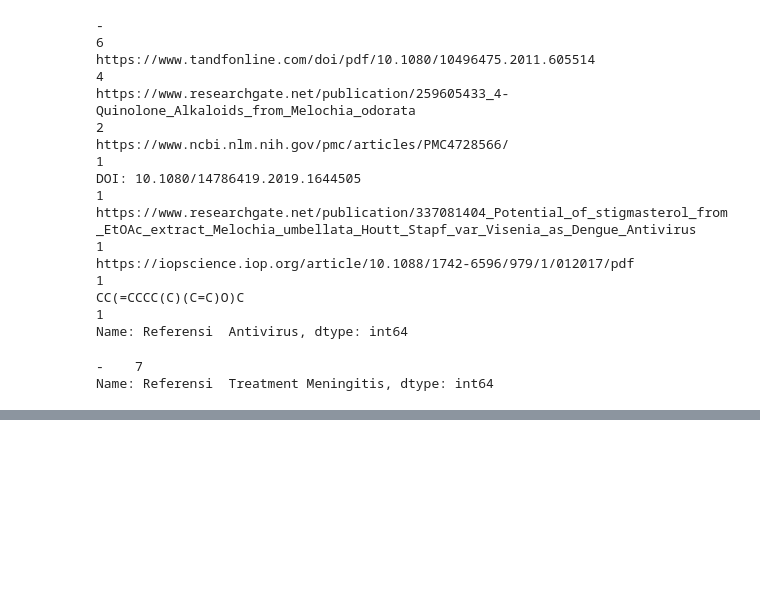
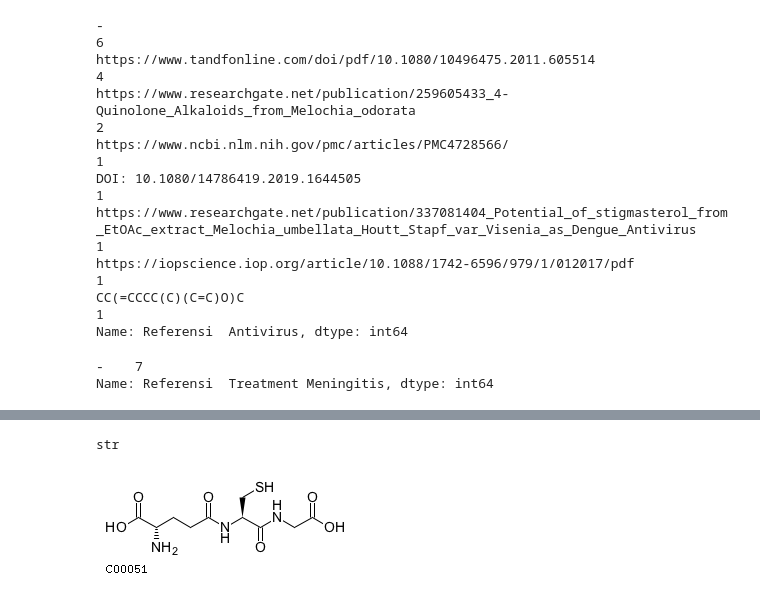
Before and after one commit to matinnuhamunada/ncov2019_ugm, a Jupyter notebook: active_compound/data_analysis.ipynb, the cells around one changed output, grey strips where cells are left out. Saved outputs shown, nothing was run; the diff lists cells and outputs as text; code cells hidden in the pictures; blank space fills up the shorter version.

Commit message:
REST API found

```diff
--- a/active_compound/data_analysis.ipynb
+++ b/active_compound/data_analysis.ipynb
@@ -40,0 +74,17 @@ Name: Referensi  Treatment Meningitis, dtype: int64
+# %%
+# Get the entry information for cpd:C00051
+result = REST.kegg_get("cpd:C10443").read()
+type(result)
+# %% [output]
+str
+# %%
+# Show plots as part of the notebook
+%matplotlib inline
+
+# Show images inline
+from IPython.display import Image
+# Display molecular structure for cpd:C00051
+result = REST.kegg_get("cpd:C00051", "image").read()
+Image(result)
+# %% [output]
+[figure, added]
```
Also changed, not shown: parts of 3 cells of this notebook.
